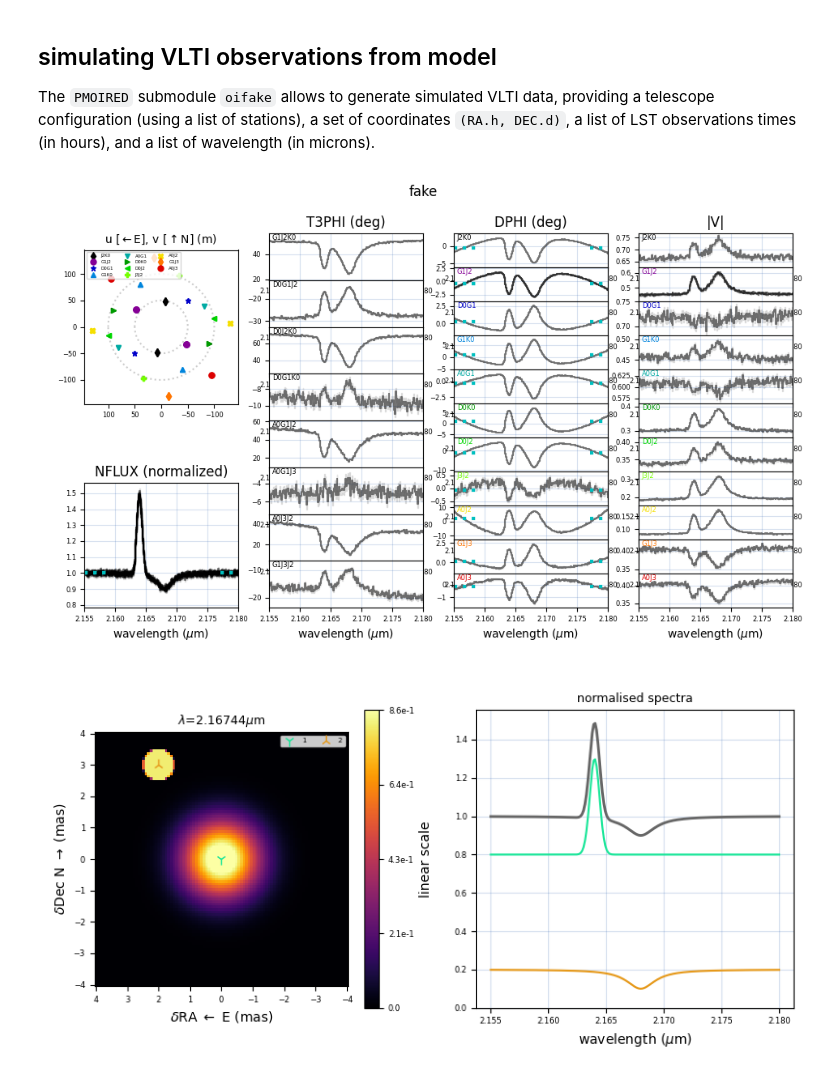
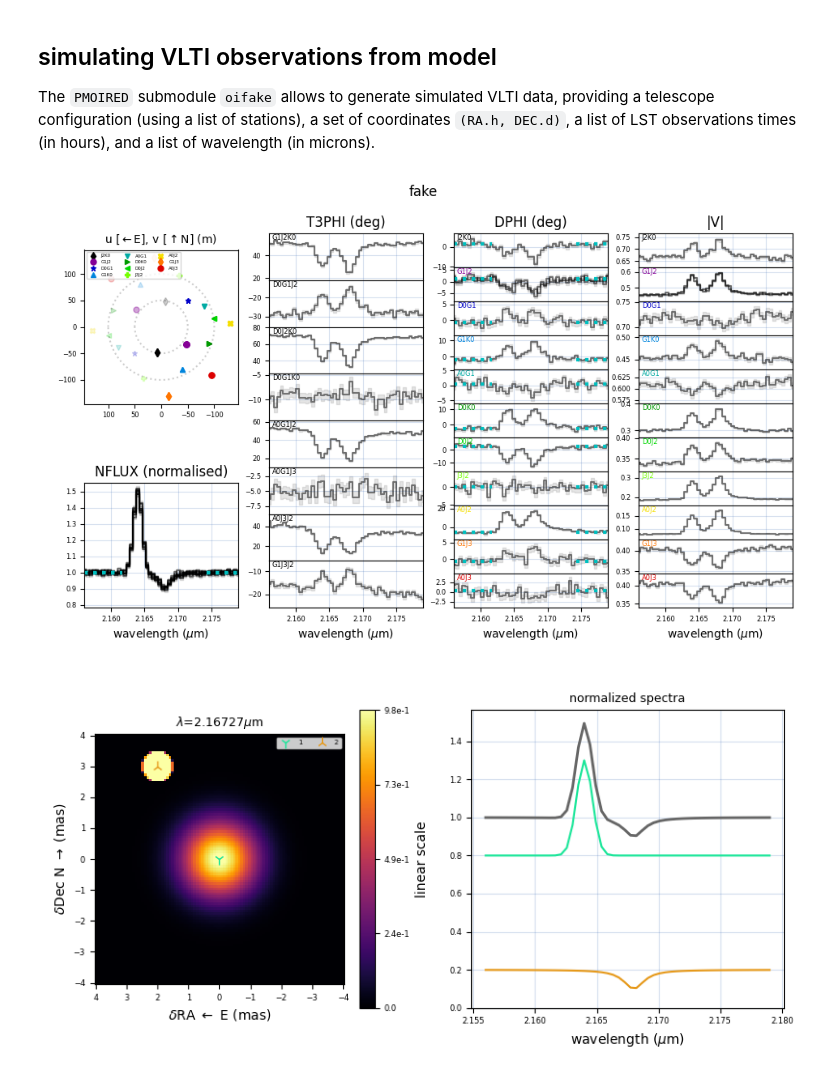
Before and after one commit to amerand/PMOIRED, a Jupyter notebook: Model definitions and examples.ipynb, the cells around one changed output. Saved outputs shown, nothing was run; the diff lists cells and outputs as text; code cells hidden in the pictures.

Commit message:
updated synthetic VLTI data

```diff
--- a/Model definitions and examples.ipynb
+++ b/Model definitions and examples.ipynb
@@ -245,35 +245,40 @@ The `PMOIRED` submodule `oifake` allows to generate simulated VLTI data, providi
 # %%
 from importlib import reload
 reload(pmoired.oimodels)
 reload(pmoired.oifake)
 
 model = {'1,fwhm':2,
          '1,f':0.8,
          '1,line_Brg_wl0':2.164,
-         '1,line_Brg_gaussian':1,
+         '1,line_Brg_gaussian':1.5,
          '1,line_Brg_f':0.5,
          '2,ud':1,
          '2,f':0.2,
          '2,line_Brg_wl0':2.168,
-         '2,line_Brg_lorentzian':3,
+         '2,line_Brg_lorentzian':2,
          '2,line_Brg_f':-0.1,
          '2,x':2, '2,y':3,
         }
 
 # -- wavelength vector to simulate data (in um)
-WLk = np.linspace(2.155, 2.18, 200)
+WLk = np.linspace(2.156, 2.179, 50)
 
 # -- list of sidereal time of observations (hours): must be a list or np.ndarray
 lst = [0]
 # -- create empty OI object
 oif = pmoired.OI()
 oif.fig=100
-# -- note that oi.data must be a list!
-oif.data = [pmoired.oifake.makeFakeVLTI(['A0','G1','J3','J2'], (0, -32), lst, WLk, model=model),
-            pmoired.oifake.makeFakeVLTI(['D0','G1','J2','K0'], (0, -32), lst, WLk, model=model)]
-oif.setupFit({'obs':['NFLUX', 'T3PHI', 'DPHI', '|V|']})
+
+# -- note that oi.data must be a list:
+oif.data = [pmoired.oifake.makeFakeVLTI(['A0','G1','J3','J2'], target=(0, -32), lst=lst, wl=WLk, model=model),
+            pmoired.oifake.makeFakeVLTI(['D0','G1','J2','K0'], target=(0, -32), lst=lst, wl=WLk, model=model)
+           ]
+# -- set manually the polynomial order for the continuum fit for diff. phase to 1 (default=2)
+oif.setupFit({'obs':['NFLUX', 'T3PHI', 'DPHI', '|V|'],
+             'DPHI order':1
+             })
 oif.show()
 oif.showModel(model, WL=WLk, imFov=8, showSED=True, imMax='99')
 # %% [output]
-[figure, old version]
+[figure, new version]
-[figure, old version]
+[figure, new version]
```
